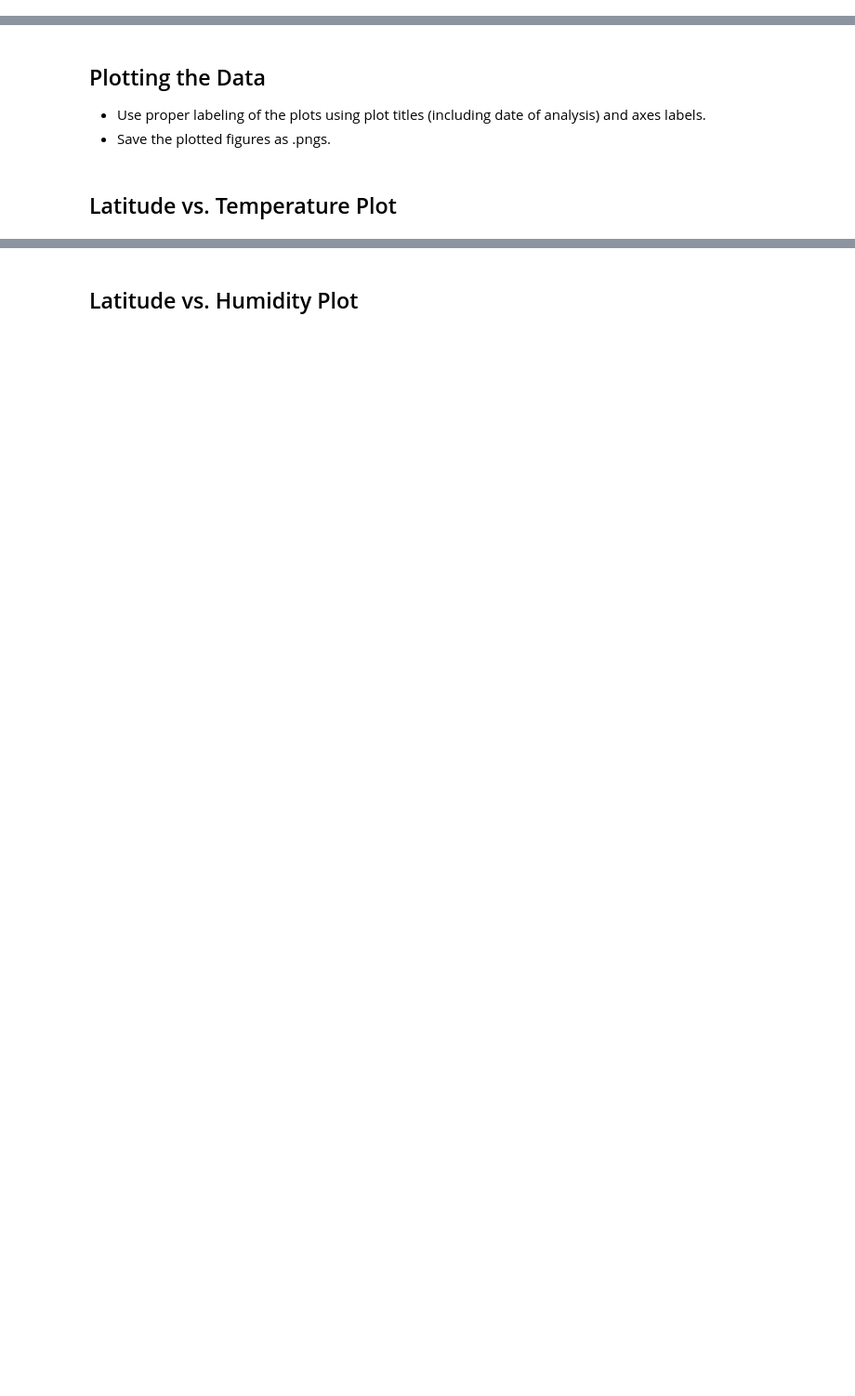
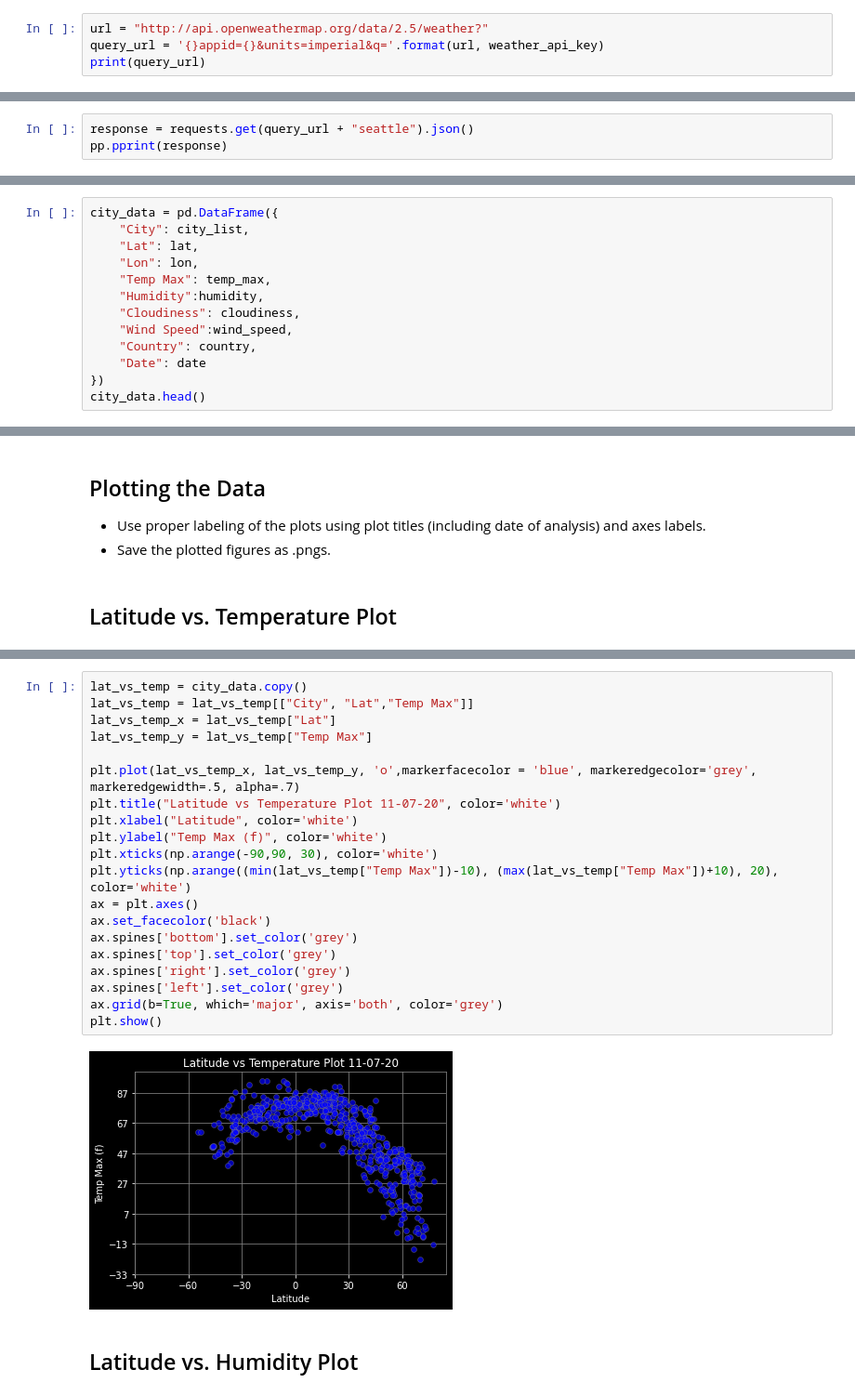
Before and after one commit to JeremyKalmus/python-api-challenge, a Jupyter notebook: WeatherPy/WeatherPy.ipynb, the cells around one changed output, grey strips where cells are left out. Shown at 93% size. Cells and saved outputs as stored; diff of their text form; blank space fills up the shorter version.

Commit message:
working on plots

```diff
--- a/WeatherPy/WeatherPy.ipynb
+++ b/WeatherPy/WeatherPy.ipynb
@@ -74,0 +57,4 @@ Data Retrieval Complete
+# %%
+url = "http://api.openweathermap.org/data/2.5/weather?"
+query_url = '{}appid={}&units=imperial&q='.format(url, weather_api_key)
+print(query_url)
@@ -74,0 +63,3 @@ Data Retrieval Complete
+# %%
+response = requests.get(query_url + "seattle").json()
+pp.pprint(response)
@@ -97,0 +147,13 @@ Data Retrieval Complete
+# %%
+city_data = pd.DataFrame({
+    "City": city_list,
+    "Lat": lat,
+    "Lon": lon,
+    "Temp Max": temp_max,
+    "Humidity":humidity,
+    "Cloudiness": cloudiness,
+    "Wind Speed":wind_speed,
+    "Country": country,
+    "Date": date
+})
+city_data.head()
@@ -136,2 +188,24 @@ Int64Index([], dtype='int64')
+# %%
+lat_vs_temp = city_data.copy()
+lat_vs_temp = lat_vs_temp[["City", "Lat","Temp Max"]]
+lat_vs_temp_x = lat_vs_temp["Lat"]
+lat_vs_temp_y = lat_vs_temp["Temp Max"]
+
+plt.plot(lat_vs_temp_x, lat_vs_temp_y, 'o',markerfacecolor = 'blue', markeredgecolor='grey', markeredgewidth=.5, alpha=.7)
+plt.title("Latitude vs Temperature Plot 11-07-20", color='white')
+plt.xlabel("Latitude", color='white')
+plt.ylabel("Temp Max (f)", color='white')
+plt.xticks(np.arange(-90,90, 30), color='white')
+plt.yticks(np.arange((min(lat_vs_temp["Temp Max"])-10), (max(lat_vs_temp["Temp Max"])+10), 20), color='white')
+ax = plt.axes()
+ax.set_facecolor('black')
+ax.spines['bottom'].set_color('grey')
+ax.spines['top'].set_color('grey')
+ax.spines['right'].set_color('grey')
+ax.spines['left'].set_color('grey')
+ax.grid(b=True, which='major', axis='both', color='grey')
+plt.show()
+# %% [output]
+[figure, added]
 # %% [markdown]
 ## Latitude vs. Humidity Plot
```
Also changed, not shown: parts of 30 cells of this notebook, 1 other file.
